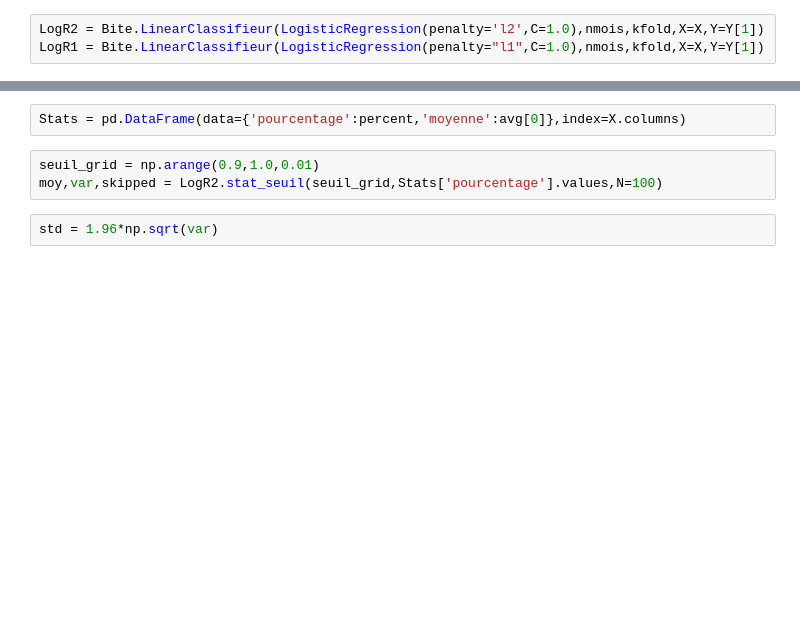
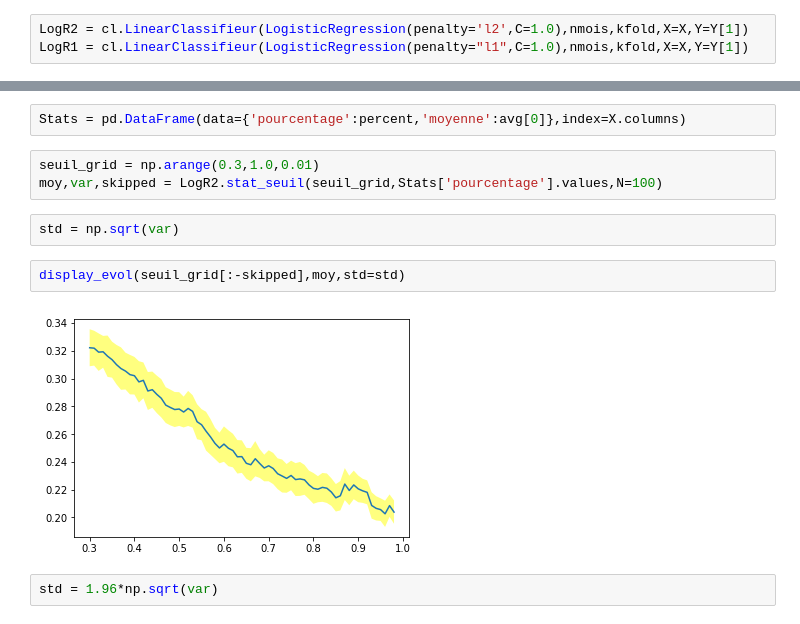
Before and after one commit to MerlinDumeur/PredVir, a Jupyter notebook: Rapport.ipynb, the cells around one changed output, grey strips where cells are left out. Cells and saved outputs as stored; diff of their text form; blank space fills up the shorter version.

```diff
--- a/Rapport.ipynb
+++ b/Rapport.ipynb
@@ -1127,8 +1127,8 @@ Y = pd.read_csv(base+rf'/Y_classification-{nmois}.csv',index_col=0,header=None)
 # %%
 kfold = KFold(n_splits = 5,shuffle=True)
 # %%
-LogR2 = Bite.LinearClassifieur(LogisticRegression(penalty='l2',C=1.0),nmois,kfold,X=X,Y=Y[1])
-LogR1 = Bite.LinearClassifieur(LogisticRegression(penalty="l1",C=1.0),nmois,kfold,X=X,Y=Y[1])
+LogR2 = cl.LinearClassifieur(LogisticRegression(penalty='l2',C=1.0),nmois,kfold,X=X,Y=Y[1])
+LogR1 = cl.LinearClassifieur(LogisticRegression(penalty="l1",C=1.0),nmois,kfold,X=X,Y=Y[1])
 # %% [markdown]
 On commence par se donner une idée des scores de base
 # %%
@@ -1198,8 +1206,14 @@ percent,avg = LogR1.feature_relevance(100,0)
 # %%
 Stats = pd.DataFrame(data={'pourcentage':percent,'moyenne':avg[0]},index=X.columns)
 # %%
-seuil_grid = np.arange(0.9,1.0,0.01)
+seuil_grid = np.arange(0.3,1.0,0.01)
 moy,var,skipped = LogR2.stat_seuil(seuil_grid,Stats['pourcentage'].values,N=100)
+# %%
+std = np.sqrt(var)
+# %%
+display_evol(seuil_grid[:-skipped],moy,std=std)
+# %% [output]
+[figure, added]
 # %%
 std = 1.96*np.sqrt(var)
 # %%
```
Also changed, not shown: parts of 6 cells of this notebook, 2 other files.
